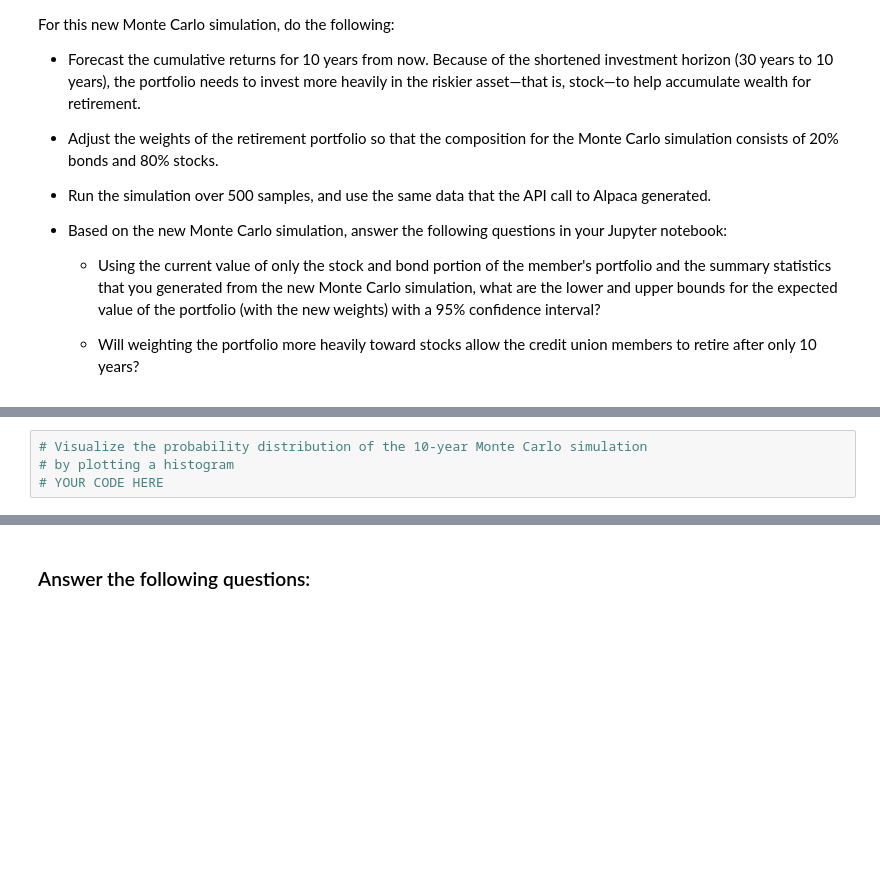
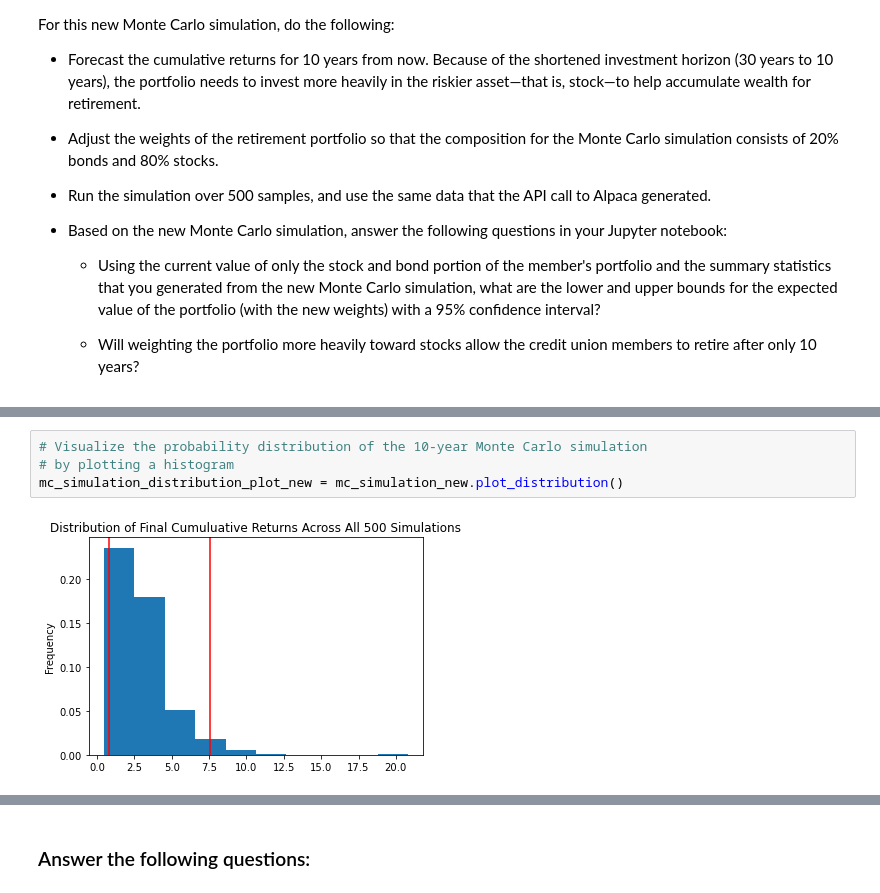
Before and after one commit to sidbetatester/financial_planner, a Jupyter notebook: financial_planning_tools.ipynb, the cells around one changed output, grey strips where cells are left out. Drawn from its saved outputs; the diff is of its cells as text; blank space fills up the shorter version.

```diff
--- a/financial_planning_tools.ipynb
+++ b/financial_planning_tools.ipynb
@@ -653,7 +707,9 @@ For this new Monte Carlo simulation, do the following:
 # %%
 # Visualize the probability distribution of the 10-year Monte Carlo simulation
 # by plotting a histogram
-# YOUR CODE HERE
+mc_simulation_distribution_plot_new = mc_simulation_new.plot_distribution()
+# %% [output]
+[figure, added]
 # %%
 # Generate summary statistics from the 10-year Monte Carlo simulation results
 # Save the results as a variable
```
Also changed, not shown: parts of 25 cells of this notebook.
